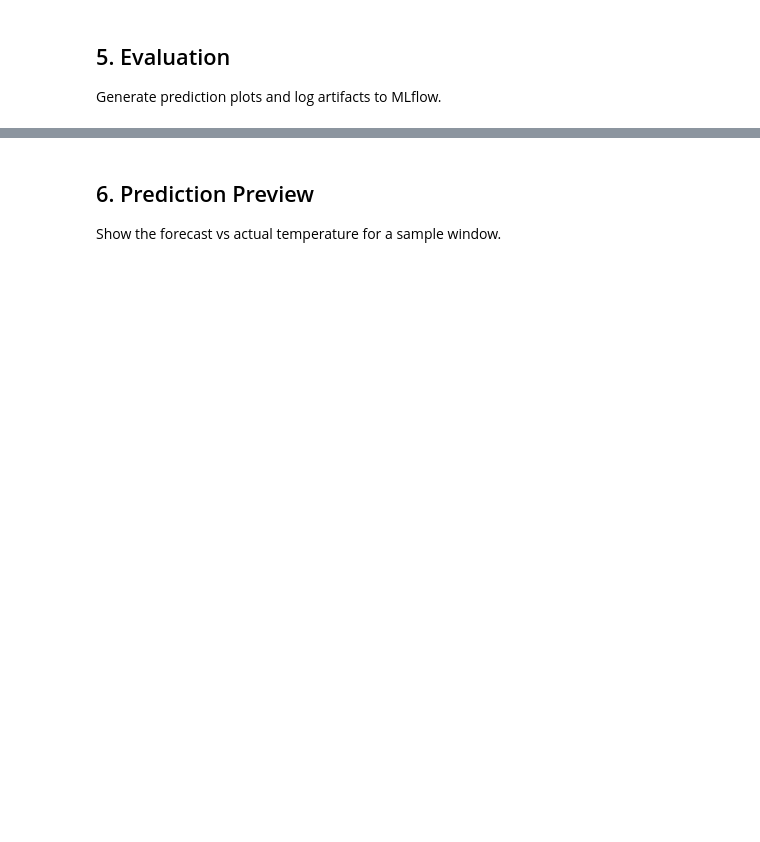
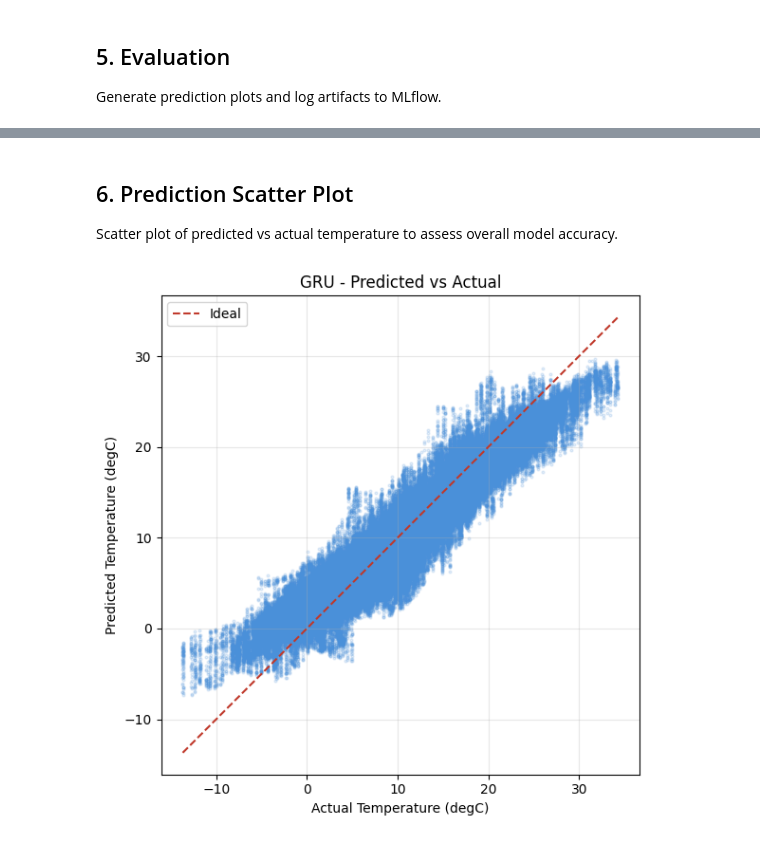
Before and after one commit to logus2k/jena_weather, a Jupyter notebook: notebooks/emi_tutorial2_demo.ipynb, the cells around one changed output, grey strips where cells are left out. Cells and saved outputs as stored; diff of their text form; code cells hidden in the pictures; blank space fills up the shorter version.

```diff
--- a/notebooks/emi_tutorial2_demo.ipynb
+++ b/notebooks/emi_tutorial2_demo.ipynb
@@ -20,7 +20,7 @@ import pandas as pd
 import mlflow
 
 # Project root for imports
-project_root = os.path.dirname(os.getcwd())
+project_root = os.getcwd()
 if project_root not in sys.path:
     sys.path.insert(0, project_root)
 
@@ -82,20 +151,28 @@ if eval_result['model_version']:
-# %% [markdown]
-## 6. Prediction Preview
-
-Show the forecast vs actual temperature for a sample window.
+# %% [markdown]
+## 6. Prediction Scatter Plot
+
+Scatter plot of predicted vs actual temperature to assess overall model accuracy.
 # %%
 import matplotlib.pyplot as plt
+import numpy as np
 
-y_true = result['y_test_c'].reshape(-1)[:500]
-y_pred = result['y_pred_c'].reshape(-1)[:500]
+y_true = result['y_test_c'].reshape(-1)
+y_pred = result['y_pred_c'].reshape(-1)
 
-fig, ax = plt.subplots(figsize=(14, 4))
-ax.plot(y_true, label='Actual', alpha=0.8, linewidth=1)
-ax.plot(y_pred, label='Predicted', alpha=0.8, linewidth=1)
-ax.set_xlabel('Time step (hours)')
-ax.set_ylabel('Temperature (degC)')
-ax.set_title(f'{cfg.model.type} Forecast vs Actual Temperature')
+fig, ax = plt.subplots(figsize=(6, 6))
+ax.scatter(y_true, y_pred, alpha=0.15, s=4, color='#4a90d9')
+
+# Ideal prediction line
+lims = [min(y_true.min(), y_pred.min()), max(y_true.max(), y_pred.max())]
+ax.plot(lims, lims, '--', color='#c0392b', linewidth=1.5, label='Ideal')
+
+ax.set_xlabel('Actual Temperature (degC)')
+ax.set_ylabel('Predicted Temperature (degC)')
+ax.set_title(f'{cfg.model.type} - Predicted vs Actual')
 ax.legend()
 ax.grid(True, alpha=0.3)
+ax.set_aspect('equal')
 plt.tight_layout()
 plt.show()
+# %% [output]
+[figure, added]
```
Also changed, not shown: parts of 5 cells of this notebook, 2 other files.
